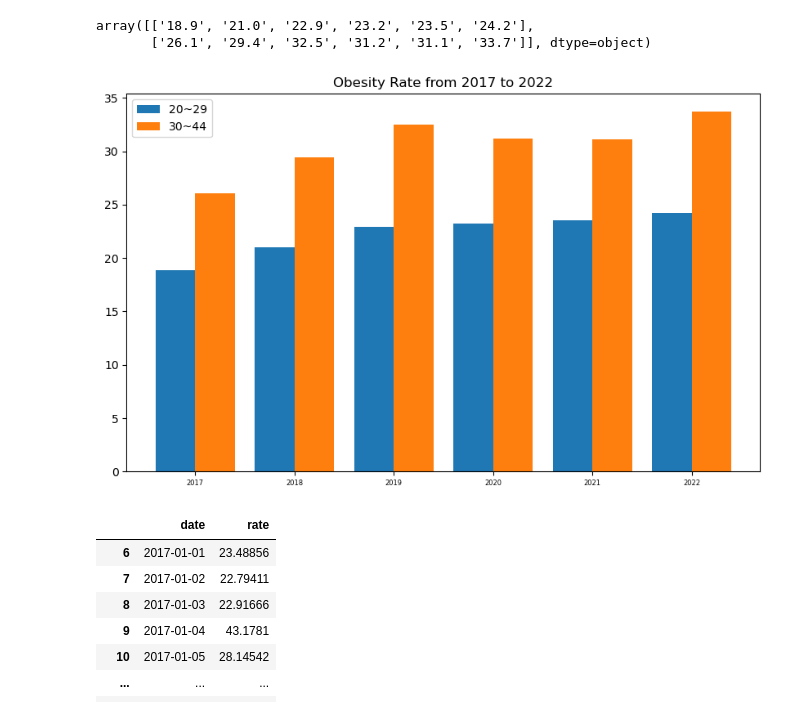
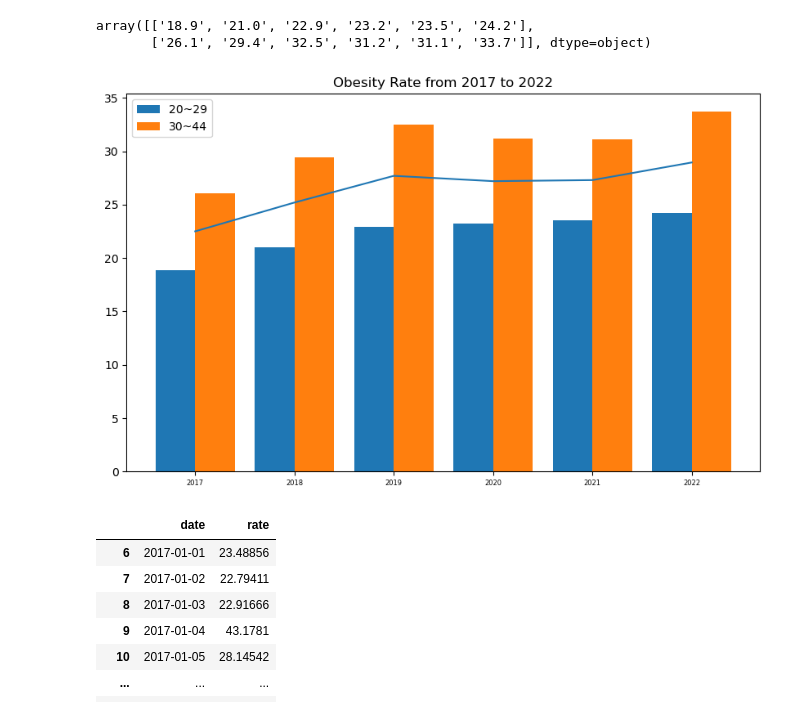
Before and after one commit to gni29/quiet_I, a Jupyter notebook: fat.ipynb, the cells around one changed output. Cells and saved outputs as stored; diff of their text form; code cells hidden in the pictures.

```diff
--- a/fat.ipynb
+++ b/fat.ipynb
@@ -2,7 +2,7 @@
 import pandas as pd
 import numpy as np
 # %%
-df = pd.read_csv('fat_rate.csv')
+df = pd.read_csv('data/fat_rate.csv')
 df.head()
 # %% [output]
 |  | 구분별(1) | 구분별(2) | 구분별(3) | 2009 | 2009.1 | 2009.2 | 2010 | 2010.1 | 2010.2 | 2011 | ... | ... |
@@ -36,18 +36,20 @@ array([['18.9', '21.0', '22.9', '23.2', '23.5', '24.2'],
 # %%
 import seaborn as sns
 import matplotlib.pyplot as plt
 x = np.arange(len(df_target.columns))  # 막대의 x좌표
 y1 = df_target.iloc[0, :].values.astype('float')       # 첫 번째 데이터 세트
-y2 = df_target.iloc[1, :].values.astype('float')        # 두 번째 데이터 세트
+y2 = df_target.iloc[1, :].values.astype('float')
+y3 = (y1+y2)/2
 width = 0.4
 plt.figure(figsize= (10,6))
 plt.bar(x - width/2, y1, width=width, label='20~29')
 plt.bar(x + width/2, y2, width=width, label='30~44')
+plt.plot(y3, "-")
 plt.ylim(0,None)
 plt.xticks(x, df_target.columns, fontsize = 6)
 plt.title('Obesity Rate from 2017 to 2022')
 plt.legend()
 plt.show()
 # %% [output]
-[figure, old version]
+[figure, new version]
 # %%
```
Also changed, not shown: parts of 2 cells of this notebook.
